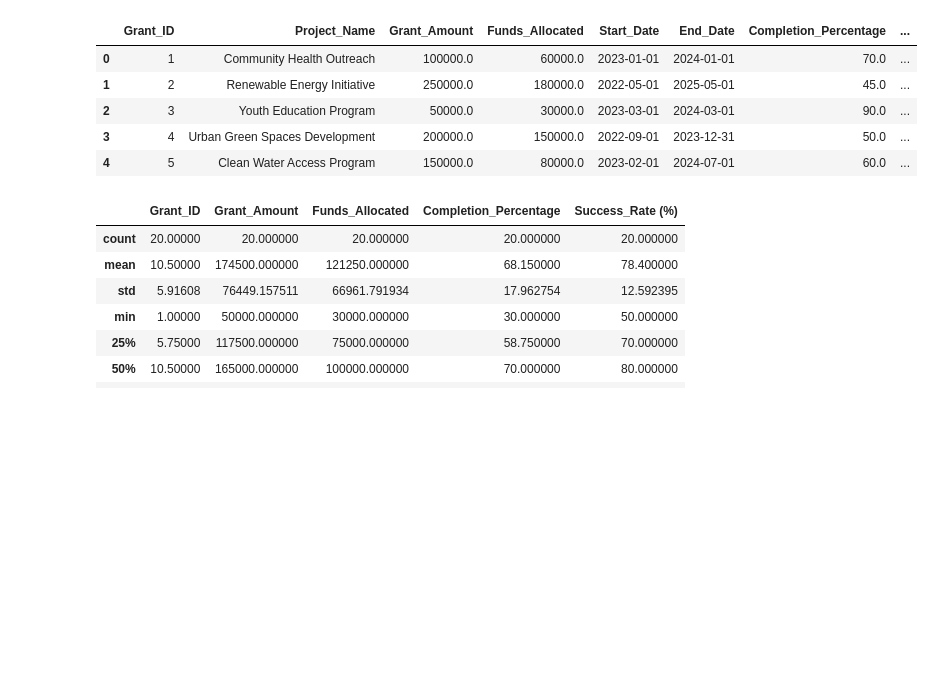
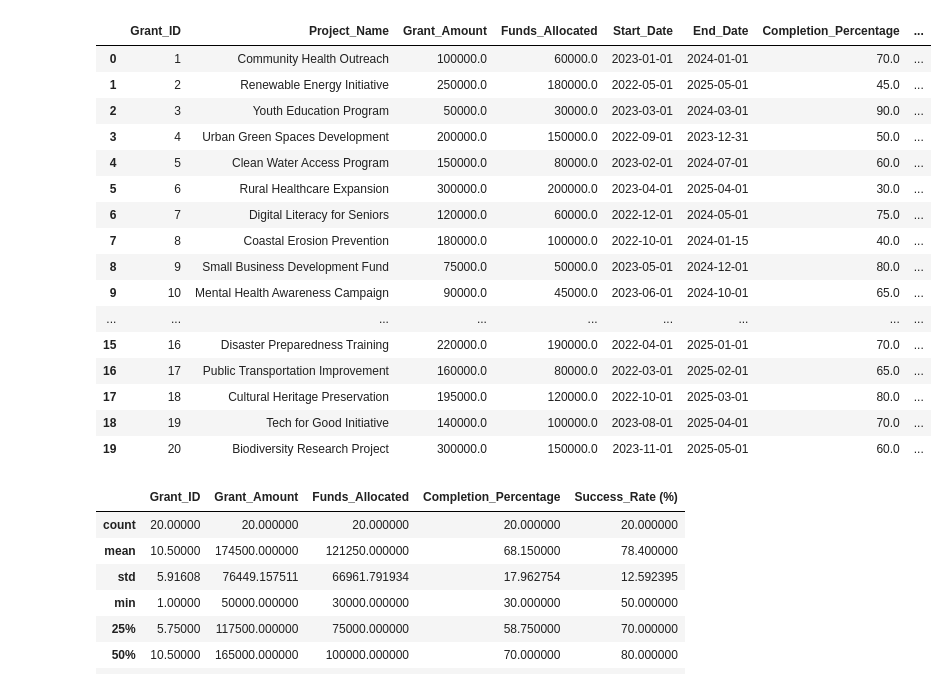
Before and after one commit to VincentGordon-Data-Analyst/Grant-Management, a Jupyter notebook: data-analysis.ipynb, the cells around one changed output. Saved outputs shown, nothing was run; the diff lists cells and outputs as text; code cells hidden in the pictures; blank space fills up the shorter version.

```diff
--- a/data-analysis.ipynb
+++ b/data-analysis.ipynb
@@ -4,14 +4,25 @@ import matplotlib.pyplot as plt
 import seaborn as sns
 # %%
 df = pd.read_csv('C:/Users/User/Desktop/Personal Projects/Linkedin/Grant-Management/data/grant_management_data.csv')
-df.head()
+df
 # %% [output]
 |  | Grant_ID | Project_Name | Grant_Amount | Funds_Allocated | Start_Date | End_Date | Completion_Percentage | ... |
 | 0 | 1 | Community Health Outreach | 100000.0 | 60000.0 | 2023-01-01 | 2024-01-01 | 70.0 | ... |
 | 1 | 2 | Renewable Energy Initiative | 250000.0 | 180000.0 | 2022-05-01 | 2025-05-01 | 45.0 | ... |
 | 2 | 3 | Youth Education Program | 50000.0 | 30000.0 | 2023-03-01 | 2024-03-01 | 90.0 | ... |
 | 3 | 4 | Urban Green Spaces Development | 200000.0 | 150000.0 | 2022-09-01 | 2023-12-31 | 50.0 | ... |
 | 4 | 5 | Clean Water Access Program | 150000.0 | 80000.0 | 2023-02-01 | 2024-07-01 | 60.0 | ... |
+| 5 | 6 | Rural Healthcare Expansion | 300000.0 | 200000.0 | 2023-04-01 | 2025-04-01 | 30.0 | ... |
+| 6 | 7 | Digital Literacy for Seniors | 120000.0 | 60000.0 | 2022-12-01 | 2024-05-01 | 75.0 | ... |
+| 7 | 8 | Coastal Erosion Prevention | 180000.0 | 100000.0 | 2022-10-01 | 2024-01-15 | 40.0 | ... |
+| 8 | 9 | Small Business Development Fund | 75000.0 | 50000.0 | 2023-05-01 | 2024-12-01 | 80.0 | ... |
+| 9 | 10 | Mental Health Awareness Campaign | 90000.0 | 45000.0 | 2023-06-01 | 2024-10-01 | 65.0 | ... |
+| ... | ... | ... | ... | ... | ... | ... | ... | ... |
+| 15 | 16 | Disaster Preparedness Training | 220000.0 | 190000.0 | 2022-04-01 | 2025-01-01 | 70.0 | ... |
+| 16 | 17 | Public Transportation Improvement | 160000.0 | 80000.0 | 2022-03-01 | 2025-02-01 | 65.0 | ... |
+| 17 | 18 | Cultural Heritage Preservation | 195000.0 | 120000.0 | 2022-10-01 | 2025-03-01 | 80.0 | ... |
+| 18 | 19 | Tech for Good Initiative | 140000.0 | 100000.0 | 2023-08-01 | 2025-04-01 | 70.0 | ... |
+| 19 | 20 | Biodiversity Research Project | 300000.0 | 150000.0 | 2023-11-01 | 2025-05-01 | 60.0 | ... |
 # %%
 df.describe()
 # %% [output]
```
Also changed, not shown: parts of 10 cells of this notebook.
